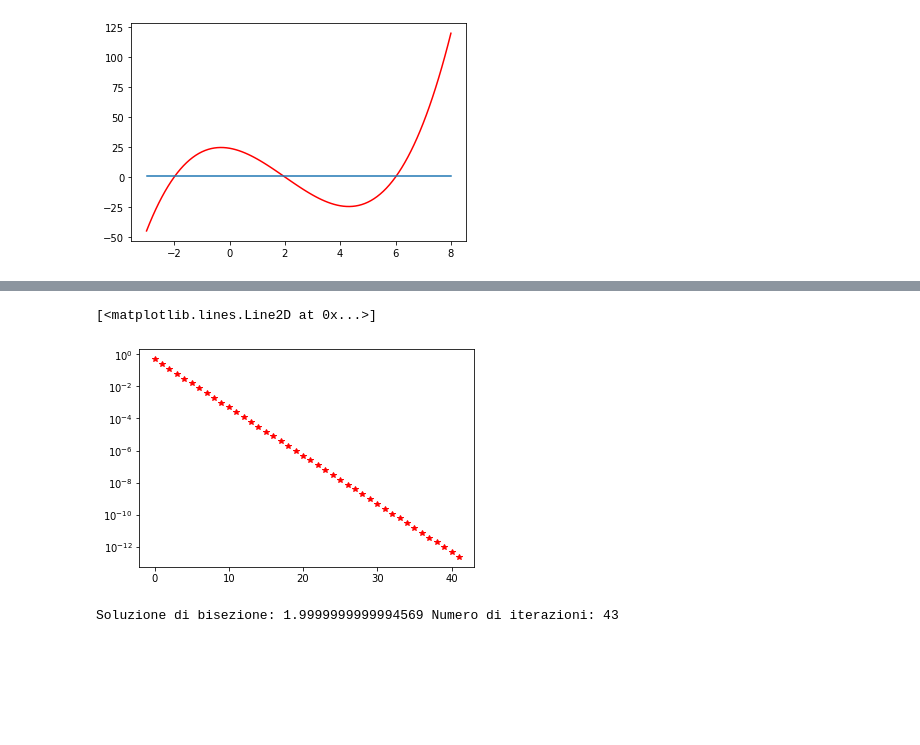
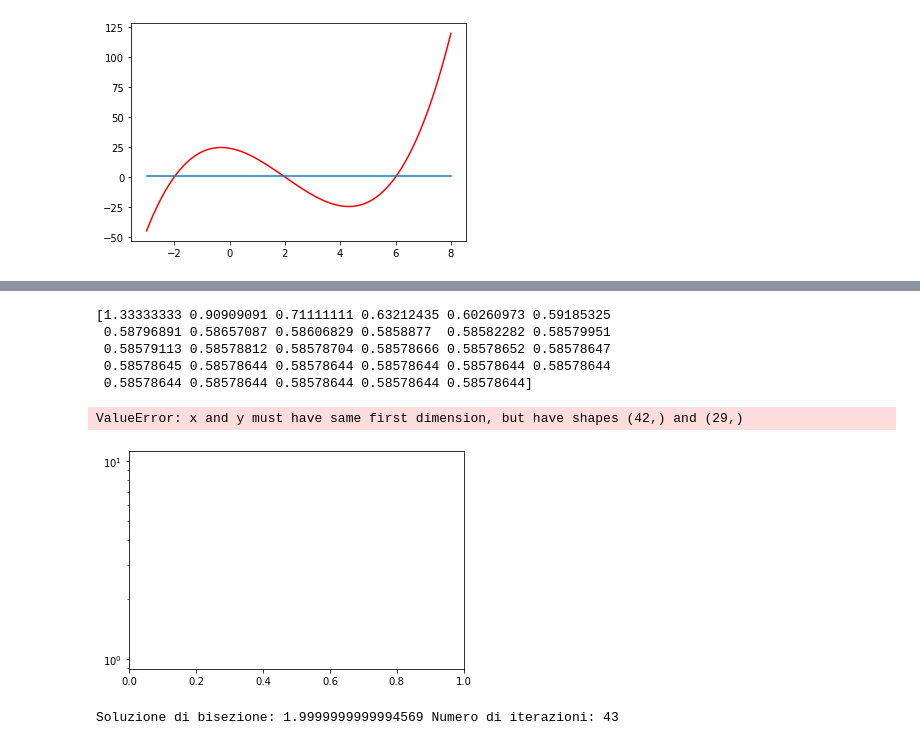
Before and after one commit to rAdamm0/Numerical-Methods-Python, a Jupyter notebook: Esercitazione_6.ipynb, the cells around one changed output, grey strips where cells are left out. Cells and saved outputs as stored; diff of their text form; code cells hidden in the pictures; blank space fills up the shorter version.

Commit message:
Implementation of the False position method

```diff
--- a/Esercitazione_6.ipynb
+++ b/Esercitazione_6.ipynb
@@ -45,6 +45,39 @@ def bisection_method(fname,b,a,tolx):
             fa = fxk
 
     return xk, it,v_xk
+# %%
+def false_method(fname,b,a,tolx,tolf,maxit):
+    fa = fname(a)
+    fb = fname(b)
+    if sign(fa*fb)>=0:
+        print('Impossibile applicare il metodo di bisezione')
+        return None,None,None
+
+    it = 0
+    v_xk = []
+    errorex = 1 + tolf
+    fxk = 1 + tolx
+    xprec = a
+    while it<maxit and abs(fxk)>tolx and errorex>tolf:
+        xk = a - fa * (b-a)/(fb-fa)
+        v_xk.append(xk)
+        it += 1
+        fxk = fname(xk)
+        if fxk == 0:
+            return xk,it,v_xk
+        if sign(fa*fxk)<0:
+            b = xk
+            fb = fxk
+        elif sign(fb*fxk)<0:
+            a=xk
+            fa = fxk
+
+        if(xk!=0):
+            errorex = abs(xk-xprec)/abs(xk)
+        else:
+            errorex =abs(xk-xprec)
+        xprec = xk
+    return xk, it,v_xk
 # %%
 import numpy as np
 import matplotlib.pyplot as plt
@@ -66,10 +99,23 @@ Soluzione di bisezione: -2.0000000000002274 Numero di iterazioni: 42
 # %%
 alpha = -2.0
 ek = np.abs(np.array(v_xk) - alpha)
-plt.semilogy(np.arange(it),ek,'r*')
+
+
+tolf = 1e-12
+maxit=100
+xk_falsi,it_falsi,v_xk_falsi=false_method(f,a1,b1,tolx,tolf,maxit)
+ek_falsi = np.abs(np.array(v_xk_falsi)-alpha)
+print(ek_falsi)
+
+plt.semilogy(np.arange(it),ek,'r*',np.arange(it_falsi),ek_falsi,'b*')
 # %% [output]
-[<matplotlib.lines.Line2D at 0x...>]
+[1.33333333 0.90909091 0.71111111 0.63212435 0.60260973 0.59185325
+ 0.58796891 0.58657087 0.58606829 0.5858877  0.58582282 0.58579951
+ 0.58579113 0.58578812 0.58578704 0.58578666 0.58578652 0.58578647
+ 0.58578645 0.58578644 0.58578644 0.58578644 0.58578644 0.58578644
+ 0.58578644 0.58578644 0.58578644 0.58578644 0.58578644]
+ValueError: x and y must have same first dimension, but have shapes (42,) and (29,)
-[figure, old version]
+[figure, new version]
 # %%
 a2 = 0.000000000005
 b2 = 5.999999996999999
```
Also changed, not shown: parts of 4 cells of this notebook.
